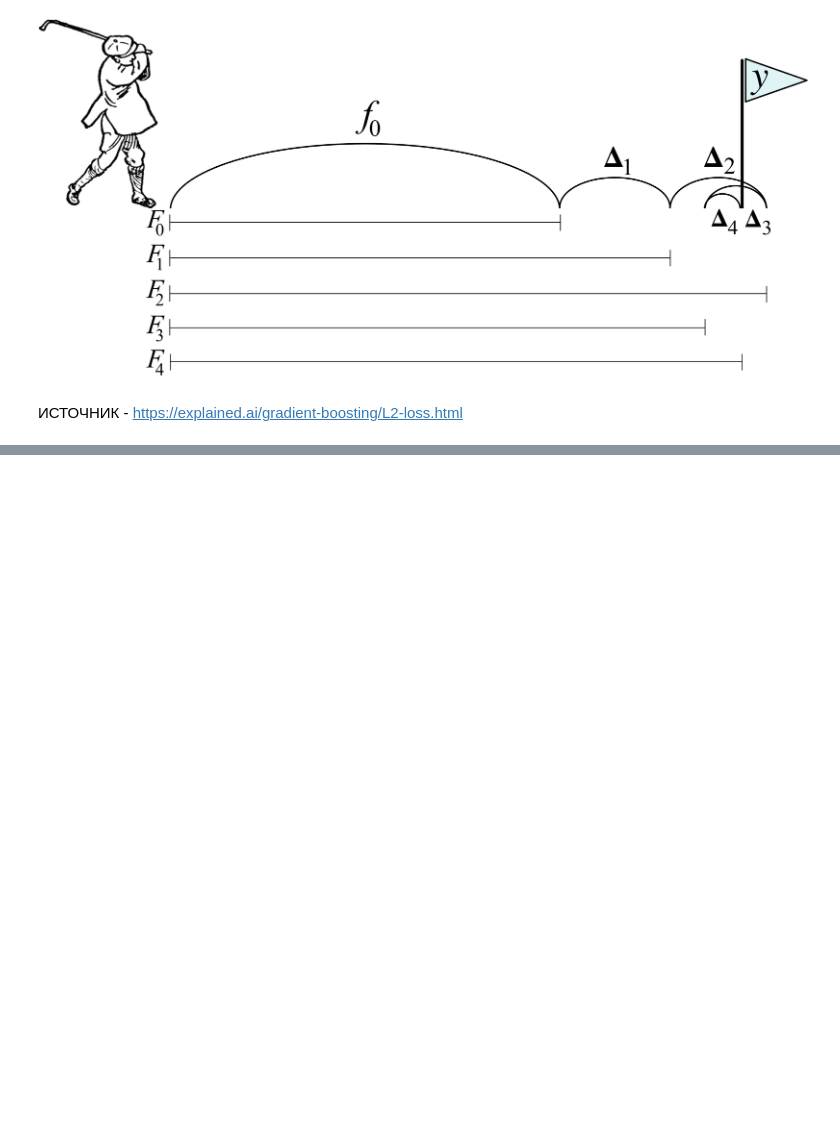
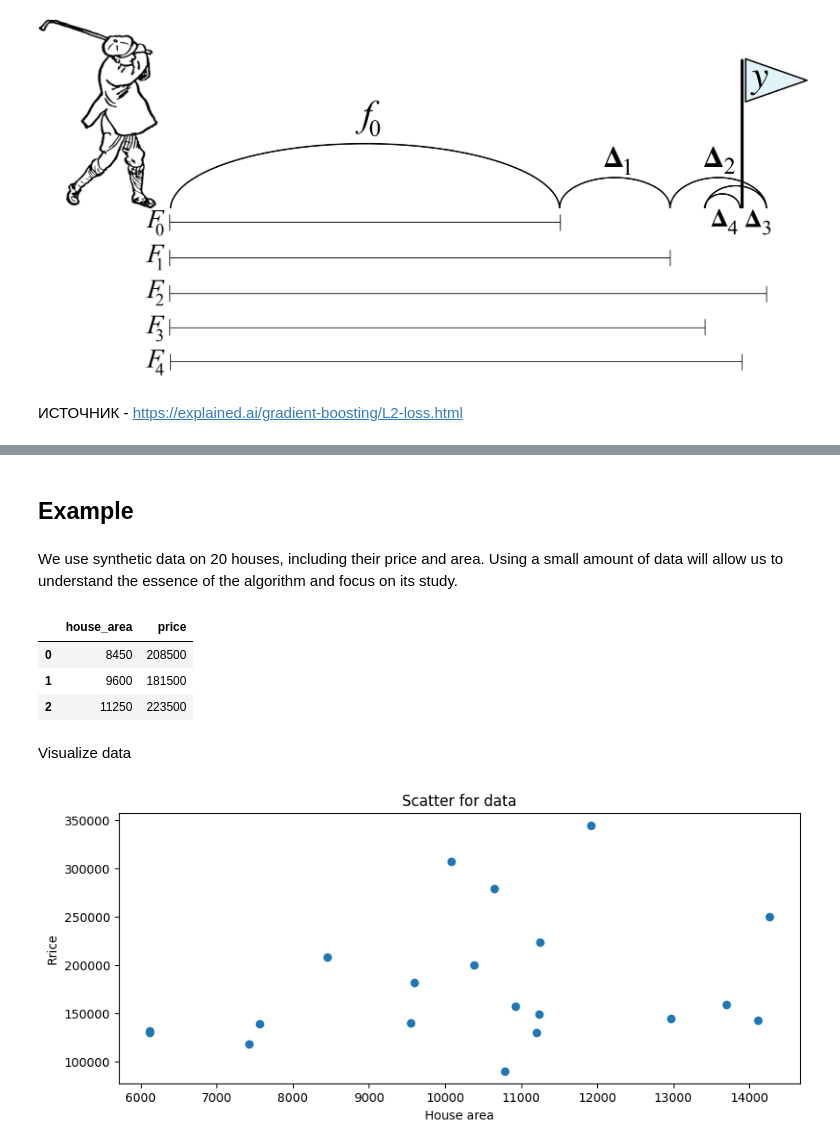
Before and after one commit to ziga23/GB_Implementation, a Jupyter notebook: notebook/Untitled42.ipynb, the cells around one changed output, grey strips where cells are left out. Cells and saved outputs as stored; diff of their text form; code cells hidden in the pictures; blank space fills up the shorter version.

```diff
--- a/notebook/Untitled42.ipynb
+++ b/notebook/Untitled42.ipynb
@@ -225,0 +83,33 @@ mse(diff['pred_gbr'],diff['pred_gbr'])
+# %% [markdown]
+## Example
+# %% [markdown]
+We use synthetic data on 20 houses, including their price and area. Using a small amount of data will allow us to understand the essence of the algorithm and focus on its study.
+# %%
+data = {'house_area': {0: 8450, 1: 9600, 2: 11250, 3: 9550, 4: 14260,
+                       5: 14115, 6: 10084, 7: 10382, 8: 6120, 9: 7420, 10: 11200,
+                       11: 11924, 12: 12968, 13: 10652, 14: 10920, 15: 6120,
+                       16: 11241, 17: 10791, 18: 13695, 19: 7560},
+
+         'price':{0: 208500, 1: 181500,  2: 223500, 3: 140000, 4: 250000,
+                  5: 143000, 6: 307000, 7: 200000, 8: 129900, 9: 118000,
+                  10: 129500, 11: 345000, 12: 144000, 13: 279500, 14: 157000,
+                  15: 132000, 16: 149000, 17: 90000, 18: 159000, 19: 139000}}
+# %%
+df = pd.DataFrame(data) # Table view
+df.head(3) # View 3 lines
+# %% [output]
+|  | house_area | price |
+| 0 | 8450 | 208500 |
+| 1 | 9600 | 181500 |
+| 2 | 11250 | 223500 |
+# %% [markdown]
+Visualize data
+# %%
+plt.figure(figsize=(10,4))
+plt.scatter(df['house_area'],df['price'])
+plt.title('Scatter for data')
+plt.xlabel('House area')
+plt.ylabel('Rrice')
+plt.show()
+# %% [output]
+[figure, added]
```
Also changed, not shown: parts of 55 cells of this notebook.
